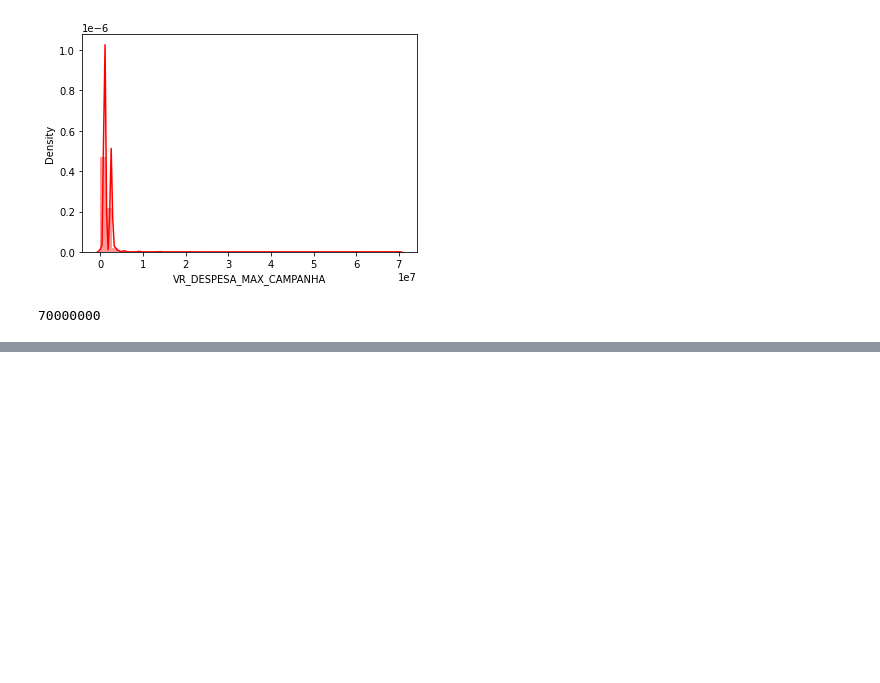
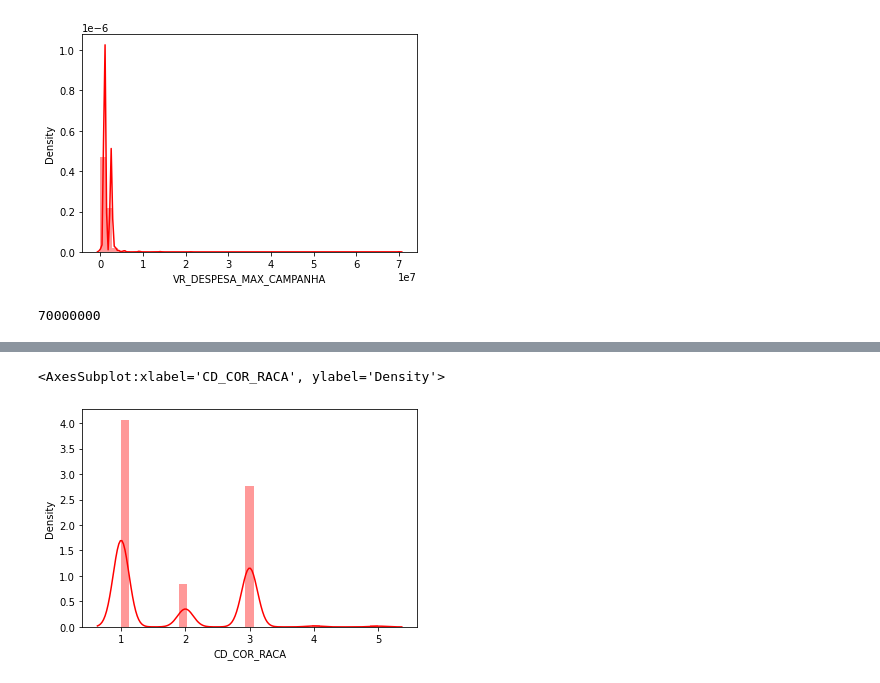
Before and after one commit to flaakira/Project--exercises, a Jupyter notebook: python/Brazil_elections_2018.ipynb, the cells around one changed output, grey strips where cells are left out. Drawn from its saved outputs; the diff is of its cells as text; code cells hidden in the pictures; blank space fills up the shorter version.

```diff
--- a/python/Brazil_elections_2018.ipynb
+++ b/python/Brazil_elections_2018.ipynb
@@ -182,0 +225,5 @@ dt3.head(5)
+# %%
+sns.distplot(dataframe['CD_COR_RACA'], color='r')
+# %% [output]
+<AxesSubplot:xlabel='CD_COR_RACA', ylabel='Density'>
+[figure, added]
```
Also changed, not shown: parts of 69 cells of this notebook.
